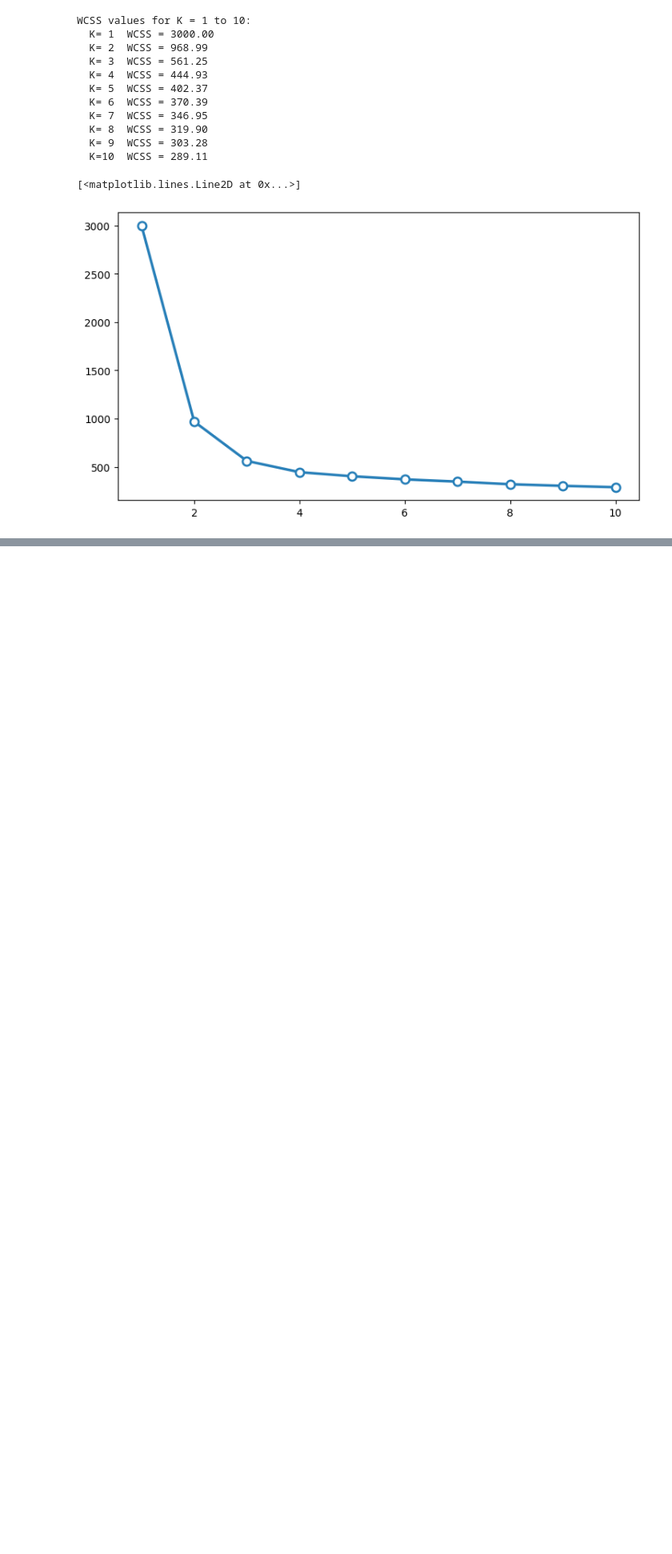
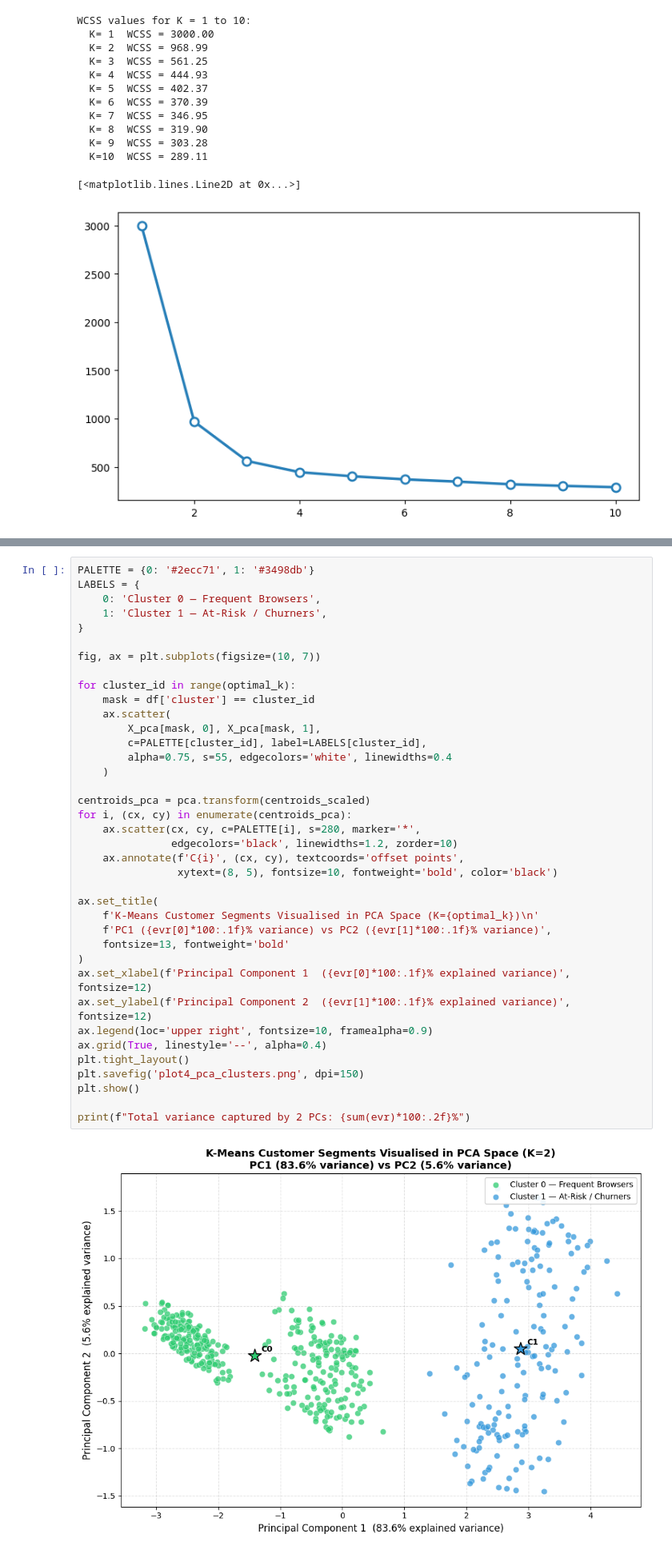
Before and after one commit to ayukr23/ml-assessment-ayush-kumar, a Jupyter notebook: part_a/q2_unsupervised.ipynb, the cells around one changed output, grey strips where cells are left out. Shown at 80% size. Drawn from its saved outputs; the diff is of its cells as text; blank space fills up the shorter version.

```diff
--- a/part_a/q2_unsupervised.ipynb
+++ b/part_a/q2_unsupervised.ipynb
@@ -99,0 +257,40 @@ WCSS values for K = 1 to 10:
+# %%
+PALETTE = {0: '#2ecc71', 1: '#3498db'}
+LABELS = {
+    0: 'Cluster 0 — Frequent Browsers',
+    1: 'Cluster 1 — At-Risk / Churners',
+}
+
+fig, ax = plt.subplots(figsize=(10, 7))
+
+for cluster_id in range(optimal_k):
+    mask = df['cluster'] == cluster_id
+    ax.scatter(
+        X_pca[mask, 0], X_pca[mask, 1],
+        c=PALETTE[cluster_id], label=LABELS[cluster_id],
+        alpha=0.75, s=55, edgecolors='white', linewidths=0.4
+    )
+
+centroids_pca = pca.transform(centroids_scaled)
+for i, (cx, cy) in enumerate(centroids_pca):
+    ax.scatter(cx, cy, c=PALETTE[i], s=280, marker='*',
+               edgecolors='black', linewidths=1.2, zorder=10)
+    ax.annotate(f'C{i}', (cx, cy), textcoords='offset points',
+                xytext=(8, 5), fontsize=10, fontweight='bold', color='black')
+
+ax.set_title(
+    f'K-Means Customer Segments Visualised in PCA Space (K={optimal_k})\n'
+    f'PC1 ({evr[0]*100:.1f}% variance) vs PC2 ({evr[1]*100:.1f}% variance)',
+    fontsize=13, fontweight='bold'
+)
+ax.set_xlabel(f'Principal Component 1  ({evr[0]*100:.1f}% explained variance)', fontsize=12)
+ax.set_ylabel(f'Principal Component 2  ({evr[1]*100:.1f}% explained variance)', fontsize=12)
+ax.legend(loc='upper right', fontsize=10, framealpha=0.9)
+ax.grid(True, linestyle='--', alpha=0.4)
+plt.tight_layout()
+plt.savefig('plot4_pca_clusters.png', dpi=150)
+plt.show()
+
+print(f"Total variance captured by 2 PCs: {sum(evr)*100:.2f}%")
+# %% [output]
+[figure, added]
```
Also changed, not shown: parts of 10 cells of this notebook, 4 other files.
